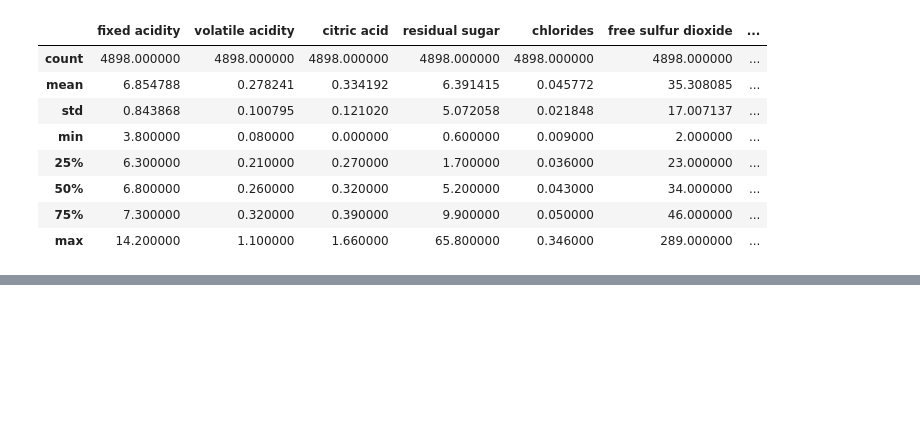
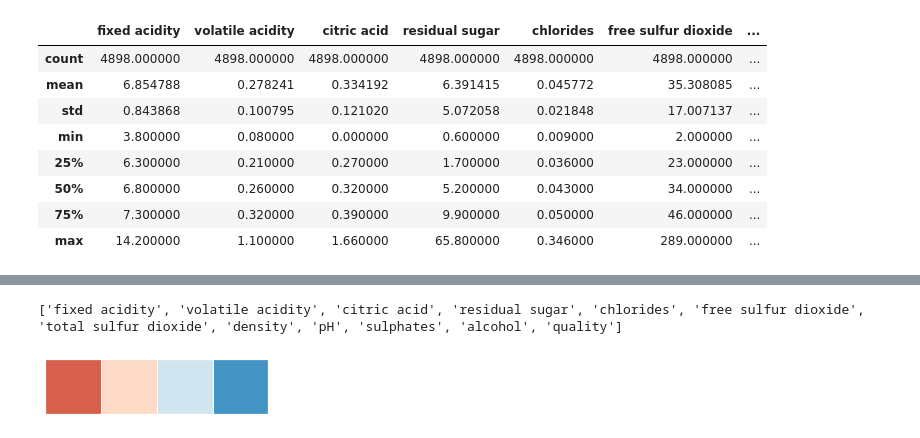
Before and after one commit to cfalguiere/demo-mlflow, a Jupyter notebook: demo-wine/explore-data.ipynb, the cells around one changed output, grey strips where cells are left out. Cells and saved outputs as stored; diff of their text form; code cells hidden in the pictures; blank space fills up the shorter version.

```diff
--- a/demo-wine/explore-data.ipynb
+++ b/demo-wine/explore-data.ipynb
@@ -72,0 +89,13 @@ df.describe()
+# %%
+cols = df.columns.to_list()
+print(cols)
+# %% [output]
+['fixed acidity', 'volatile acidity', 'citric acid', 'residual sugar', 'chlorides', 'free sulfur dioxide', 'total sulfur dioxide', 'density', 'pH', 'sulphates', 'alcohol', 'quality']
+# %%
+#palette = sns.color_palette("muted")
+palette = sns.color_palette("RdBu", n_colors=4)
+#palette = sns.color_palette("Blues_d", n_colors=4)
+#palette = sns.color_palette("ch:2.5,-.2,dark=.3", n_colors=4)
+sns.palplot(palette)
+# %% [output]
+[figure, added]
```
Also changed, not shown: parts of 4 cells of this notebook, 8 other files.
